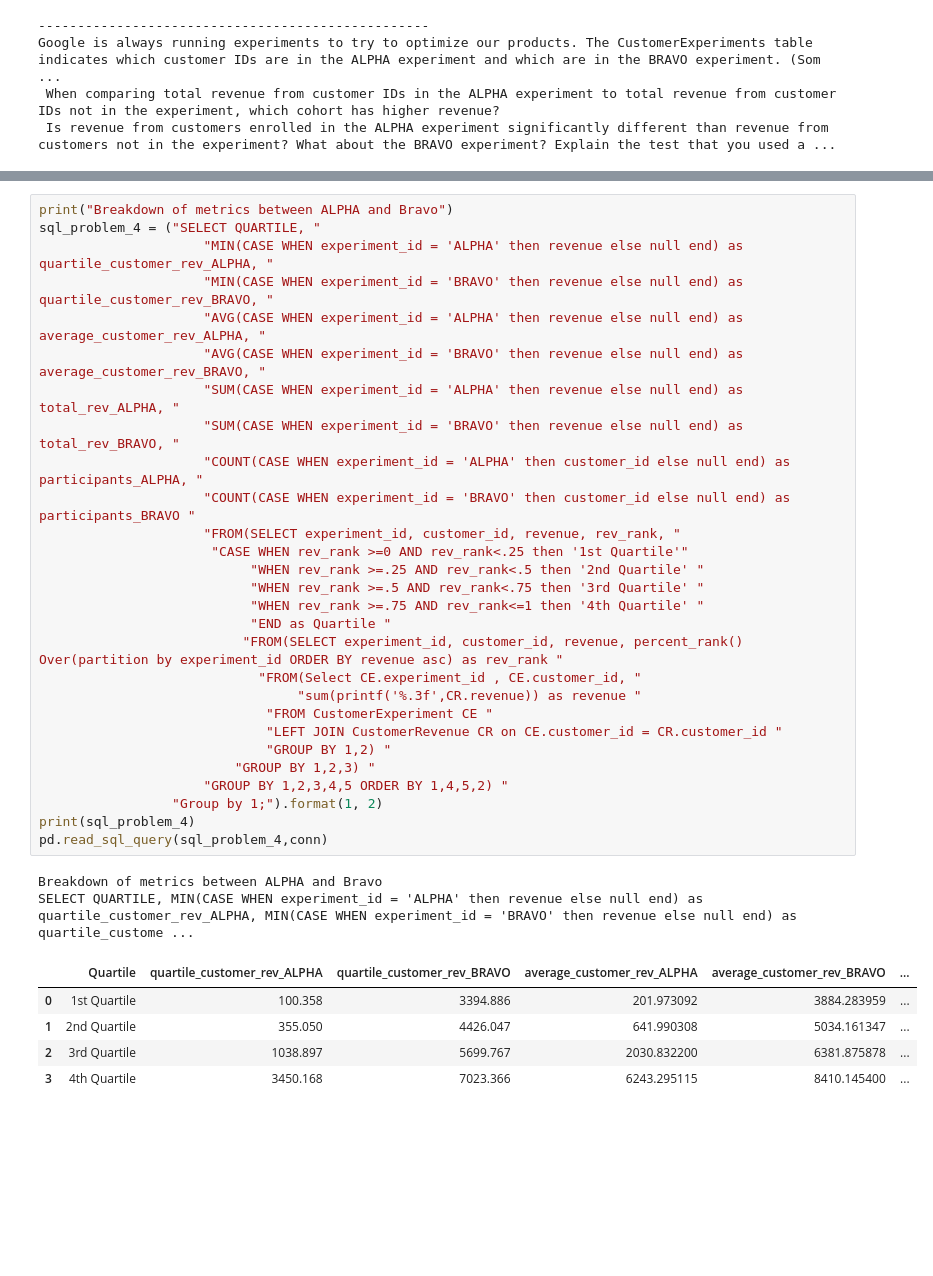
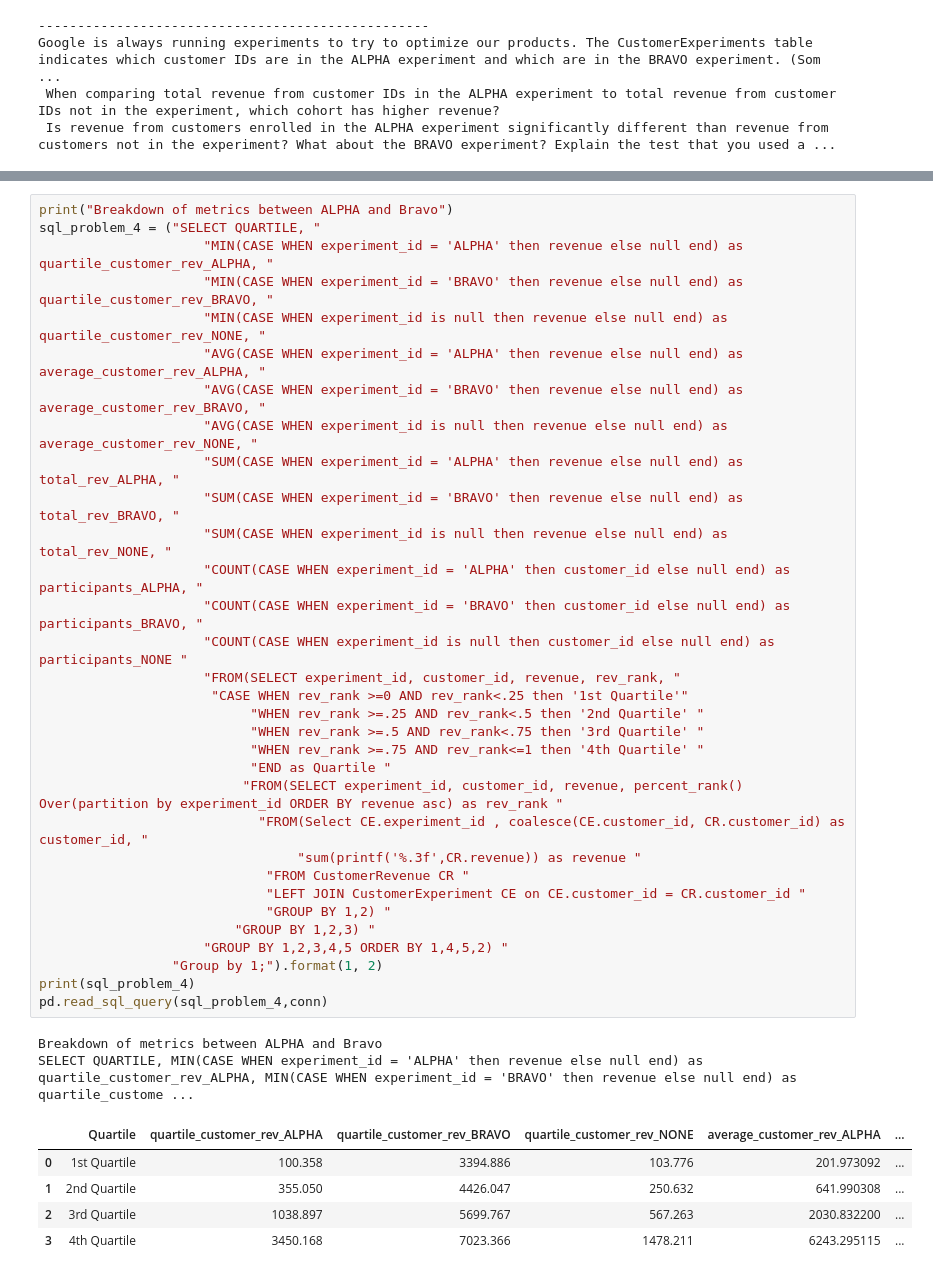
Before and after one commit to gabriwong/GSL-Interview-Results, a Jupyter notebook: Python/Google Interview File/Google Excercise-Final.ipynb, the cells around one changed output, grey strips where cells are left out. Cells and saved outputs as stored; diff of their text form; blank space fills up the shorter version.

```diff
--- a/Python/Google Interview File/Google Excercise-Final.ipynb
+++ b/Python/Google Interview File/Google Excercise-Final.ipynb
@@ -74,36 +89,40 @@ Select CE.experiment_id , sum(printf('%.3f',CR.revenue)) as revenue FROM Custome
 # %%
 print("Breakdown of metrics between ALPHA and Bravo")
 sql_problem_4 = ("SELECT QUARTILE, "
                      "MIN(CASE WHEN experiment_id = 'ALPHA' then revenue else null end) as quartile_customer_rev_ALPHA, "
                      "MIN(CASE WHEN experiment_id = 'BRAVO' then revenue else null end) as quartile_customer_rev_BRAVO, "
+                     "MIN(CASE WHEN experiment_id is null then revenue else null end) as quartile_customer_rev_NONE, "
                      "AVG(CASE WHEN experiment_id = 'ALPHA' then revenue else null end) as average_customer_rev_ALPHA, "
                      "AVG(CASE WHEN experiment_id = 'BRAVO' then revenue else null end) as average_customer_rev_BRAVO, "
+                     "AVG(CASE WHEN experiment_id is null then revenue else null end) as average_customer_rev_NONE, "
                      "SUM(CASE WHEN experiment_id = 'ALPHA' then revenue else null end) as total_rev_ALPHA, "
                      "SUM(CASE WHEN experiment_id = 'BRAVO' then revenue else null end) as total_rev_BRAVO, "
+                     "SUM(CASE WHEN experiment_id is null then revenue else null end) as total_rev_NONE, "
                      "COUNT(CASE WHEN experiment_id = 'ALPHA' then customer_id else null end) as participants_ALPHA, "
-                     "COUNT(CASE WHEN experiment_id = 'BRAVO' then customer_id else null end) as participants_BRAVO "
+                     "COUNT(CASE WHEN experiment_id = 'BRAVO' then customer_id else null end) as participants_BRAVO, "
+                     "COUNT(CASE WHEN experiment_id is null then customer_id else null end) as participants_NONE "
                      "FROM(SELECT experiment_id, customer_id, revenue, rev_rank, "
                       "CASE WHEN rev_rank >=0 AND rev_rank<.25 then '1st Quartile'"
                            "WHEN rev_rank >=.25 AND rev_rank<.5 then '2nd Quartile' "
                            "WHEN rev_rank >=.5 AND rev_rank<.75 then '3rd Quartile' "
                            "WHEN rev_rank >=.75 AND rev_rank<=1 then '4th Quartile' "
                            "END as Quartile "
                           "FROM(SELECT experiment_id, customer_id, revenue, percent_rank() Over(partition by experiment_id ORDER BY revenue asc) as rev_rank "
-                            "FROM(Select CE.experiment_id , CE.customer_id, "
+                            "FROM(Select CE.experiment_id , coalesce(CE.customer_id, CR.customer_id) as customer_id, "
                                  "sum(printf('%.3f',CR.revenue)) as revenue "
-                             "FROM CustomerExperiment CE "
-                             "LEFT JOIN CustomerRevenue CR on CE.customer_id = CR.customer_id "
+                             "FROM CustomerRevenue CR "
+                             "LEFT JOIN CustomerExperiment CE on CE.customer_id = CR.customer_id "
                              "GROUP BY 1,2) "
                          "GROUP BY 1,2,3) "
                      "GROUP BY 1,2,3,4,5 ORDER BY 1,4,5,2) "
                  "Group by 1;").format(1, 2)
 print(sql_problem_4)
 pd.read_sql_query(sql_problem_4,conn)
 # %% [output]
 Breakdown of metrics between ALPHA and Bravo
 SELECT QUARTILE, MIN(CASE WHEN experiment_id = 'ALPHA' then revenue else null end) as quartile_customer_rev_ALPHA, MIN(CASE WHEN experiment_id = 'BRAVO' then revenue else null end) as quartile_custome ...
-|  | Quartile | quartile_customer_rev_ALPHA | quartile_customer_rev_BRAVO | average_customer_rev_ALPHA | average_customer_rev_BRAVO | ... |
-| 0 | 1st Quartile | 100.358 | 3394.886 | 201.973092 | 3884.283959 | ... |
-| 1 | 2nd Quartile | 355.050 | 4426.047 | 641.990308 | 5034.161347 | ... |
-| 2 | 3rd Quartile | 1038.897 | 5699.767 | 2030.832200 | 6381.875878 | ... |
-| 3 | 4th Quartile | 3450.168 | 7023.366 | 6243.295115 | 8410.145400 | ... |
+|  | Quartile | quartile_customer_rev_ALPHA | quartile_customer_rev_BRAVO | quartile_customer_rev_NONE | average_customer_rev_ALPHA | ... |
+| 0 | 1st Quartile | 100.358 | 3394.886 | 103.776 | 201.973092 | ... |
+| 1 | 2nd Quartile | 355.050 | 4426.047 | 250.632 | 641.990308 | ... |
+| 2 | 3rd Quartile | 1038.897 | 5699.767 | 567.263 | 2030.832200 | ... |
+| 3 | 4th Quartile | 3450.168 | 7023.366 | 1478.211 | 6243.295115 | ... |
```
Also changed, not shown: parts of 3 cells of this notebook.
